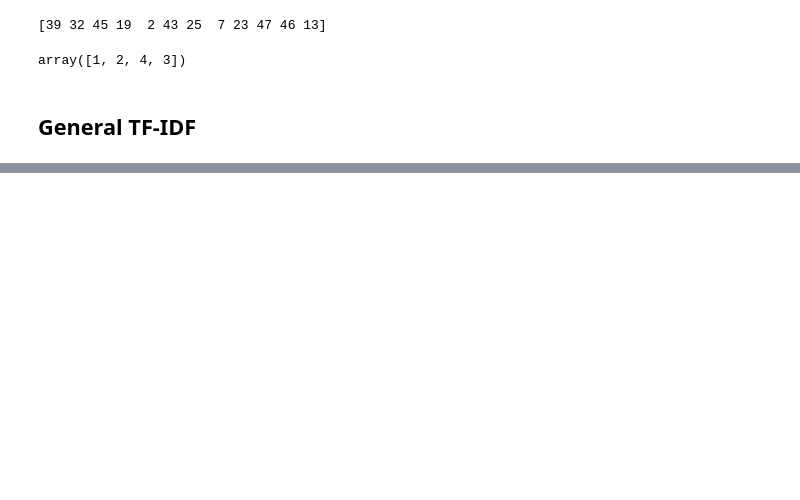
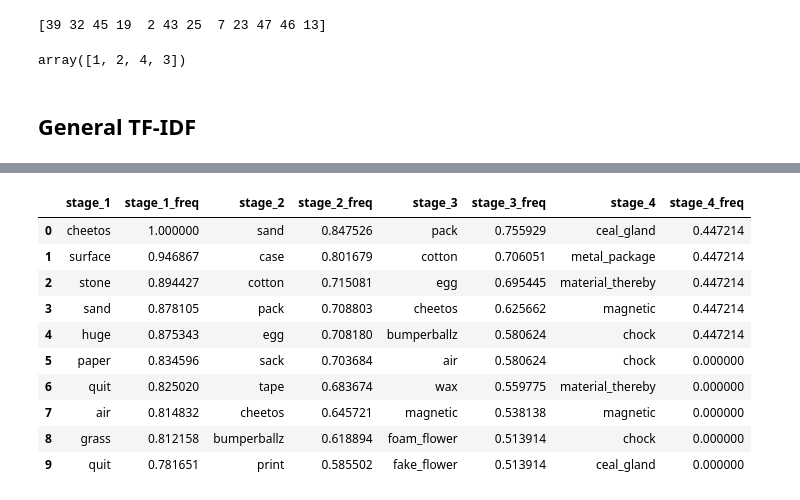
Before and after one commit to shahamana/rosetta-topic-model, a Jupyter notebook: tf_idf.ipynb, the cells around one changed output, grey strips where cells are left out. Cells and saved outputs as stored; diff of their text form; code cells hidden in the pictures; blank space fills up the shorter version.

```diff
--- a/tf_idf.ipynb
+++ b/tf_idf.ipynb
@@ -115,0 +278,14 @@ display(tfidf_df)
+# %%
+get_important_freq(32)
+# %% [output]
+|  | stage_1 | stage_1_freq | stage_2 | stage_2_freq | stage_3 | stage_3_freq | stage_4 | stage_4_freq |
+| 0 | cheetos | 1.000000 | sand | 0.847526 | pack | 0.755929 | ceal_gland | 0.447214 |
+| 1 | surface | 0.946867 | case | 0.801679 | cotton | 0.706051 | metal_package | 0.447214 |
+| 2 | stone | 0.894427 | cotton | 0.715081 | egg | 0.695445 | material_thereby | 0.447214 |
+| 3 | sand | 0.878105 | pack | 0.708803 | cheetos | 0.625662 | magnetic | 0.447214 |
+| 4 | huge | 0.875343 | egg | 0.708180 | bumperballz | 0.580624 | chock | 0.447214 |
+| 5 | paper | 0.834596 | sack | 0.703684 | air | 0.580624 | chock | 0.000000 |
+| 6 | quit | 0.825020 | tape | 0.683674 | wax | 0.559775 | material_thereby | 0.000000 |
+| 7 | air | 0.814832 | cheetos | 0.645721 | magnetic | 0.538138 | magnetic | 0.000000 |
+| 8 | grass | 0.812158 | bumperballz | 0.618894 | foam_flower | 0.513914 | chock | 0.000000 |
+| 9 | quit | 0.781651 | print | 0.585502 | fake_flower | 0.513914 | ceal_gland | 0.000000 |
```
Also changed, not shown: parts of 25 cells of this notebook.
